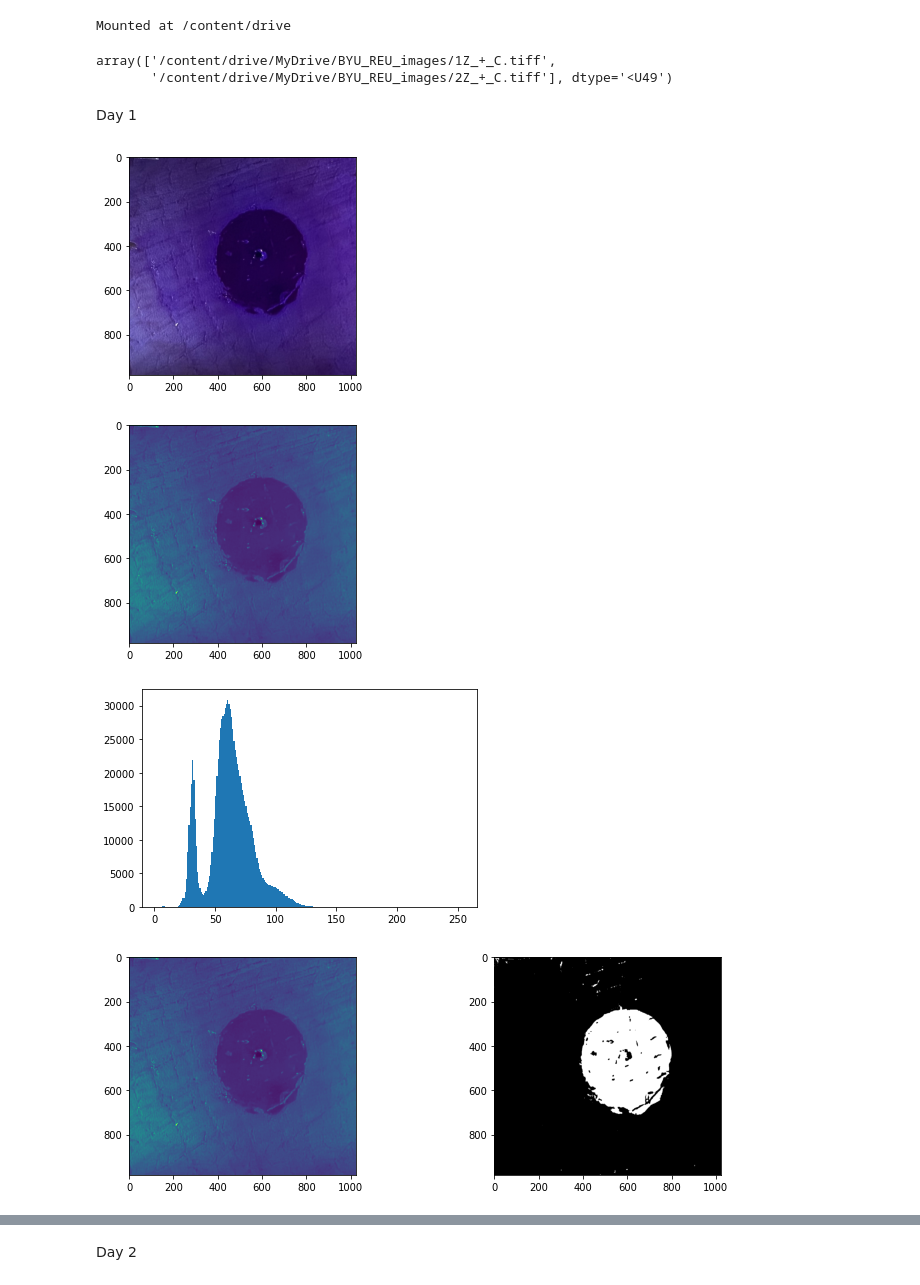
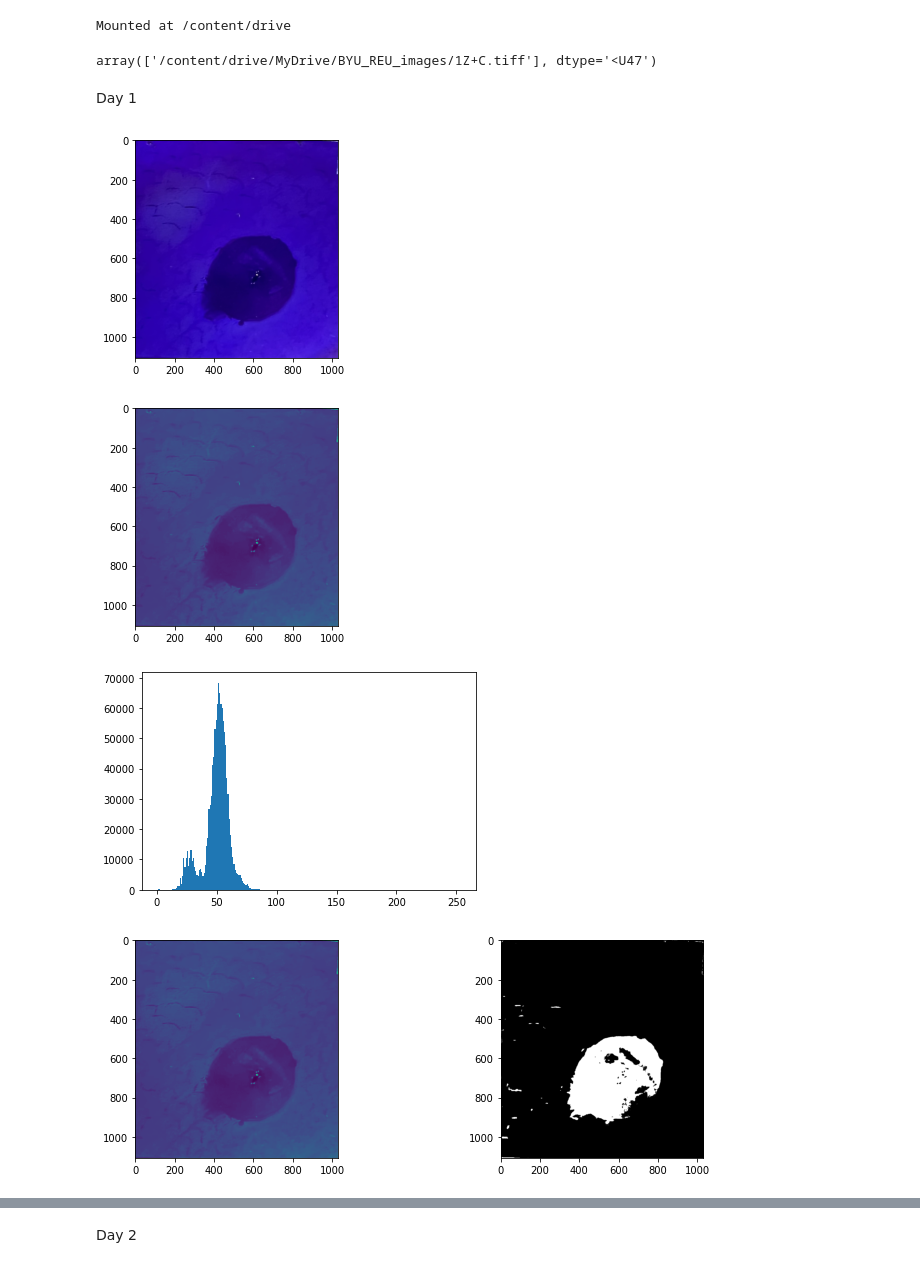
Before and after one commit to lmkelly16/BYU-REU-2022, a Jupyter notebook: ZOI_+_C.ipynb, the cells around one changed output, grey strips where cells are left out. Drawn from its saved outputs; the diff is of its cells as text; code cells hidden in the pictures.

```diff
--- a/ZOI_+_C.ipynb
+++ b/ZOI_+_C.ipynb
@@ -23,7 +23,7 @@ drive.mount('/content/drive')
 Mounted at /content/drive
 # %%
 #import it
-img_list = glob.glob('/content/drive/MyDrive/BYU_REU_images/*Z_+_C.tiff')
+img_list = glob.glob('/content/drive/MyDrive/BYU_REU_images/*Z+C.tiff')
 
 #sort it
 img_list = np.sort(img_list)
@@ -31,8 +31,7 @@ img_list = np.sort(img_list)
 #check to make sure it looks right
 img_list
 # %% [output]
-array(['/content/drive/MyDrive/BYU_REU_images/1Z_+_C.tiff',
-       '/content/drive/MyDrive/BYU_REU_images/2Z_+_C.tiff'], dtype='<U49')
+array(['/content/drive/MyDrive/BYU_REU_images/1Z+C.tiff'], dtype='<U47')
 # %% [markdown]
 Day 1
 # %%
@@ -42,13 +41,13 @@ im = skimage.io.imread(img_list[0])
 # look at it
 plt.imshow(im);
 # %% [output]
-[figure, old version]
+[figure, new version]
 # %%
 # see how good the contrast is
 cim = im[:,:,0]
 plt.imshow(cim);
 # %% [output]
-[figure, old version]
+[figure, new version]
 # %%
 # forcing bins to be discretized by integer value
 bins = np.arange(cim.min(), cim.max(), 1)
@@ -56,21 +55,21 @@ bins = np.arange(cim.min(), cim.max(), 1)
 # plot histogram
 plt.hist(cim.flatten(), bins=bins);
 # %% [output]
-[figure, old version]
+[figure, new version]
 # %%
 ''' Thresholding '''
 # Threshold value, as obtained by eye
-im_thresh = 40
+im_thresh = 37
 
 # Generate thresholded image
 im_bw = cim < im_thresh
 
 # plot orginal and thresholded next to each other
 fig, ax = plt.subplots(1, 2, figsize=(12,4))
 ax[0].imshow(cim)
 ax[1].imshow(im_bw, cmap=plt.cm.gray);
 # %% [output]
-[figure, old version]
+[figure, new version]
 # %%
 ''' Labeling a segmented image '''
 
```
Also changed, not shown: parts of 2 cells of this notebook.
